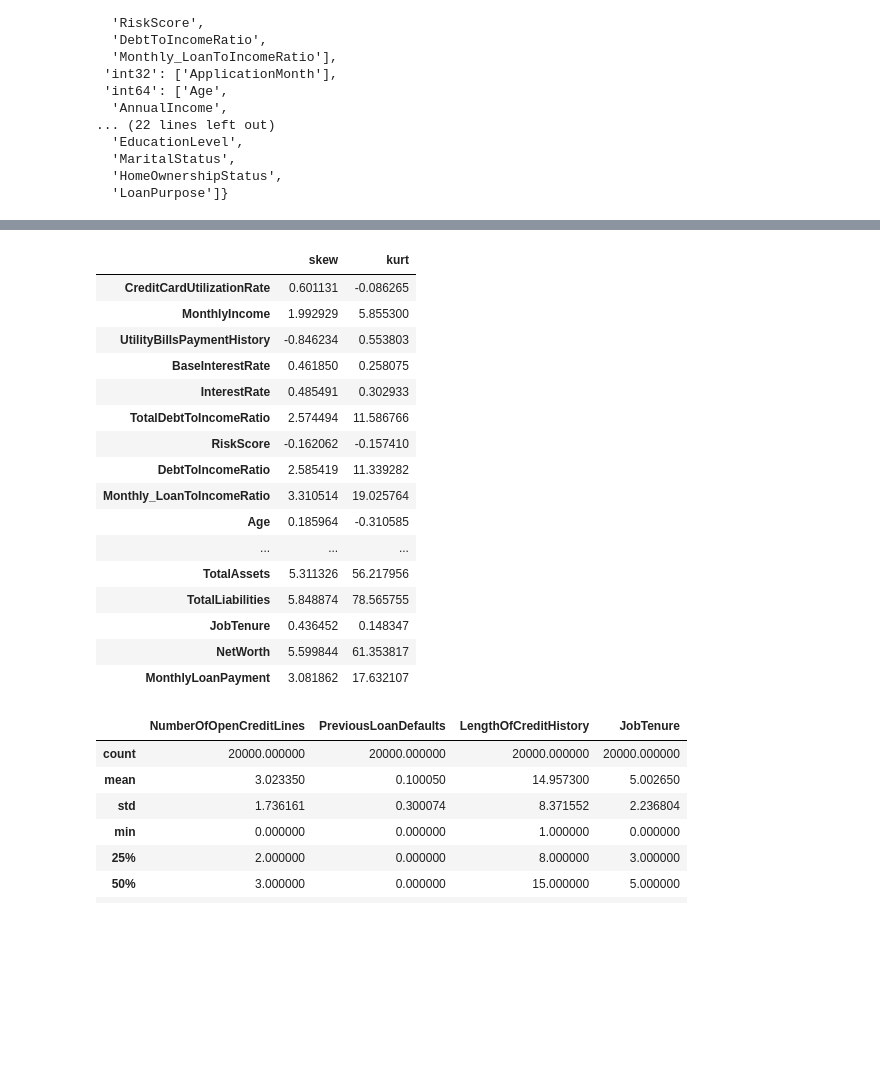
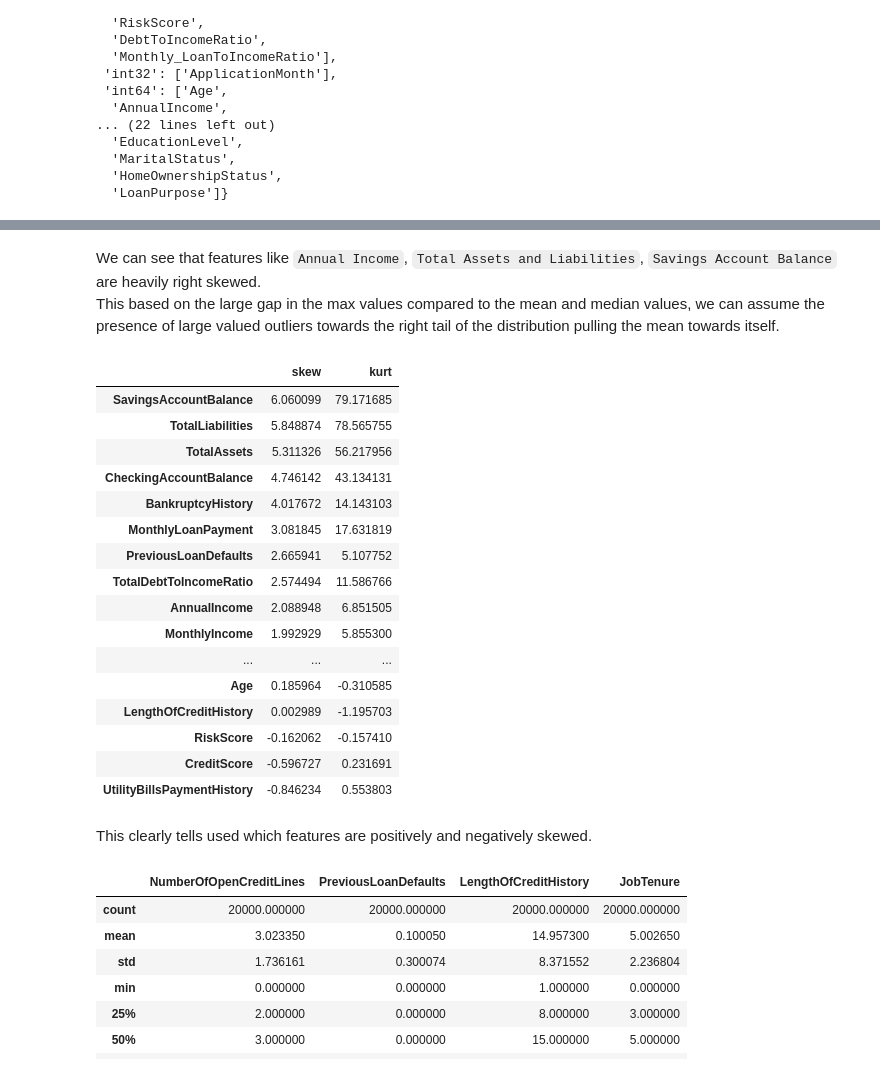
Before and after one commit to GauriR011/Financial-Risk-for-Loan-Approval, a Jupyter notebook: code copy.ipynb, the cells around one changed output, grey strips where cells are left out. Saved outputs shown, nothing was run; the diff lists cells and outputs as text; code cells hidden in the pictures; blank space fills up the shorter version.

```diff
--- a/code copy.ipynb
+++ b/code copy.ipynb
@@ -138,3 +140,6 @@ df.describe().T
+# %% [markdown]
+We can see that features like `Annual Income`, `Total Assets and Liabilities`, `Savings Account Balance` are heavily right skewed.
+This based on the large gap in the max values compared to the mean and median values, we can assume the presence of large valued outliers towards the right tail of the distribution pulling the mean towards itself.
 # %%
 numeric_cols = [
   'CreditCardUtilizationRate',
@@ -144,52 +149,52 @@ numeric_cols = [
   'InterestRate',
   'TotalDebtToIncomeRatio',
   'RiskScore',
   'DebtToIncomeRatio',
-  'Monthly_LoanToIncomeRatio',
   'Age',
   'AnnualIncome',
   'CreditScore',
   'Experience',
   'LoanAmount',
   'LoanDuration',
   'NumberOfDependents',
   'MonthlyDebtPayments',
   'NumberOfOpenCreditLines',
   'NumberOfCreditInquiries',
   'BankruptcyHistory',
   'PreviousLoanDefaults',
   'PaymentHistory',
   'LengthOfCreditHistory',
   'SavingsAccountBalance',
   'CheckingAccountBalance',
   'TotalAssets',
   'TotalLiabilities',
   'JobTenure',
-  'NetWorth',
   'MonthlyLoanPayment']
 
 df[numeric_cols].agg([
     'skew',
     'kurt'
-]).T
+]).T.sort_values(by = "skew", ascending = False)
 # %% [output]
 |  | skew | kurt |
-| CreditCardUtilizationRate | 0.601131 | -0.086265 |
+| SavingsAccountBalance | 6.060099 | 79.171685 |
+| TotalLiabilities | 5.848874 | 78.565755 |
+| TotalAssets | 5.311326 | 56.217956 |
+| CheckingAccountBalance | 4.746142 | 43.134131 |
+| BankruptcyHistory | 4.017672 | 14.143103 |
+| MonthlyLoanPayment | 3.081845 | 17.631819 |
+| PreviousLoanDefaults | 2.665941 | 5.107752 |
+| TotalDebtToIncomeRatio | 2.574494 | 11.586766 |
+| AnnualIncome | 2.088948 | 6.851505 |
 | MonthlyIncome | 1.992929 | 5.855300 |
+| ... | ... | ... |
+| Age | 0.185964 | -0.310585 |
+| LengthOfCreditHistory | 0.002989 | -1.195703 |
+| RiskScore | -0.162062 | -0.157410 |
+| CreditScore | -0.596727 | 0.231691 |
 | UtilityBillsPaymentHistory | -0.846234 | 0.553803 |
-| BaseInterestRate | 0.461850 | 0.258075 |
-| InterestRate | 0.485491 | 0.302933 |
-| TotalDebtToIncomeRatio | 2.574494 | 11.586766 |
-| RiskScore | -0.162062 | -0.157410 |
-| DebtToIncomeRatio | 2.585419 | 11.339282 |
-| Monthly_LoanToIncomeRatio | 3.310514 | 19.025764 |
-| Age | 0.185964 | -0.310585 |
-| ... | ... | ... |
-| TotalAssets | 5.311326 | 56.217956 |
-| TotalLiabilities | 5.848874 | 78.565755 |
-| JobTenure | 0.436452 | 0.148347 |
-| NetWorth | 5.599844 | 61.353817 |
-| MonthlyLoanPayment | 3.081862 | 17.632107 |
+# %% [markdown]
+This clearly tells used which features are positively and negatively skewed.
 # %%
 df[['NumberOfOpenCreditLines', 'PreviousLoanDefaults', 'LengthOfCreditHistory', 'JobTenure' ]].describe()
 # %% [output]
```
Also changed, not shown: parts of 5 cells of this notebook.
